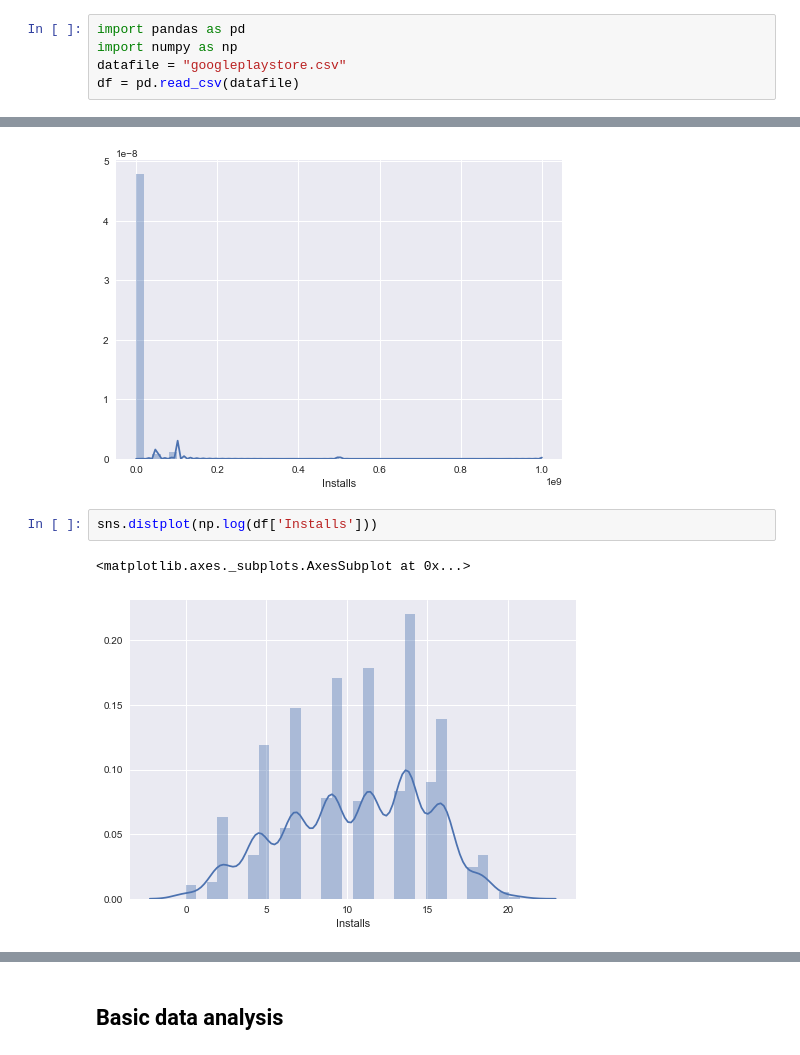
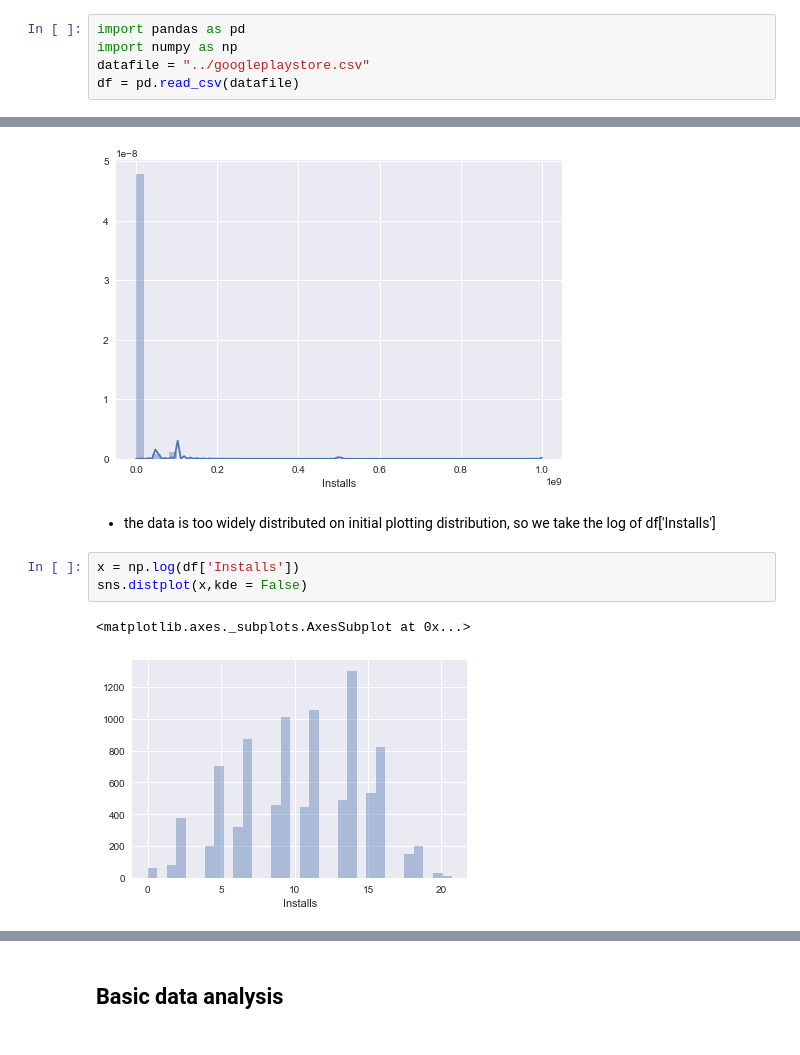
Before and after one commit to sherylwithans/potential-waddle, a Jupyter notebook: app_data_cleaning.ipynb, the cells around one changed output, grey strips where cells are left out. Cells and saved outputs as stored; diff of their text form.

Commit message:
modify data meaningfullness

```diff
--- a/app_data_cleaning.ipynb
+++ b/app_data_cleaning.ipynb
@@ -5,7 +5,7 @@
 # %%
 import pandas as pd
 import numpy as np
-datafile = "googleplaystore.csv"
+datafile = "../googleplaystore.csv"
 df = pd.read_csv(datafile)
 # %%
 df.info()
@@ -381,8 +383,11 @@ sns.distplot(df['Installs'])
 # %% [output]
 <matplotlib.axes._subplots.AxesSubplot at 0x...>
 [figure]
+# %% [markdown]
+- the data is too widely distributed on initial plotting distribution, so we take the log of df['Installs']
 # %%
-sns.distplot(np.log(df['Installs']))
+x = np.log(df['Installs'])
+sns.distplot(x,kde = False)
 # %% [output]
 <matplotlib.axes._subplots.AxesSubplot at 0x...>
-[figure, old version]
+[figure, new version]
```
Also changed, not shown: parts of 4 cells of this notebook.
